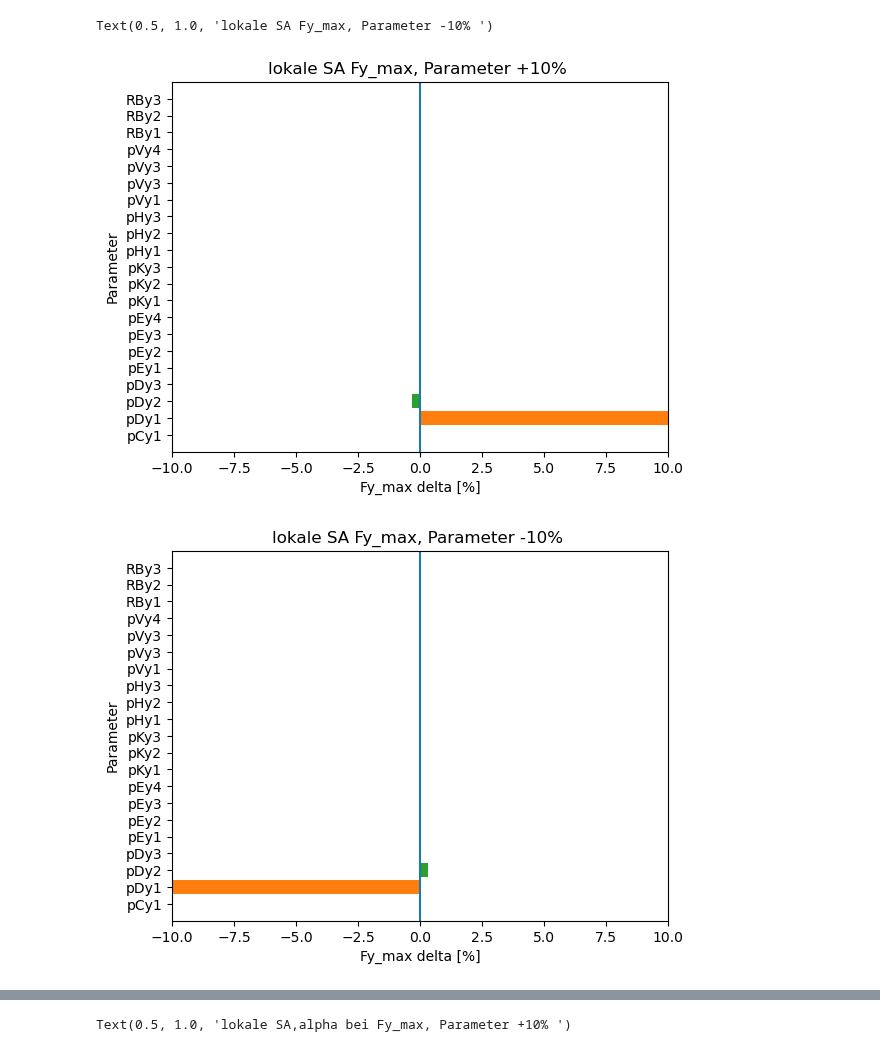
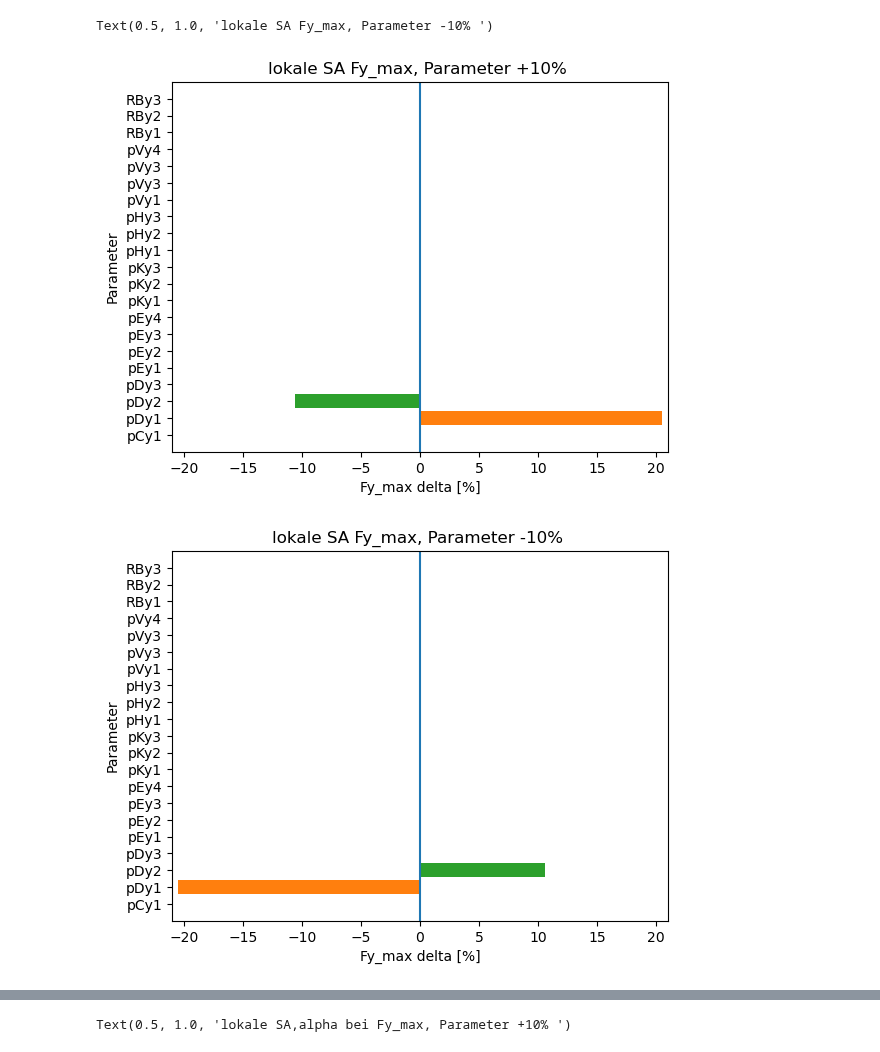
Before and after one commit to BenediktRuhland/SA-Tire-model, a Jupyter notebook: lokal SA/Pacejka 5.2 lokale SA Fy.ipynb, the cells around one changed output, grey strips where cells are left out. Cells and saved outputs as stored; diff of their text form; code cells hidden in the pictures.

```diff
--- a/lokal SA/Pacejka 5.2 lokale SA Fy.ipynb
+++ b/lokal SA/Pacejka 5.2 lokale SA Fy.ipynb
@@ -3,6 +3,7 @@ import numpy as np
 import matplotlib.pyplot as plt
 import random
 from copy import copy, deepcopy
+
 
 #Pacejka 5.2 (2002) pure logitudinal with IA
 
@@ -96,7 +97,7 @@ def Pacejka5_2(Fz,alpha,IA,Fz0,params):
     Shy = (params[11] + params[12] * dfz)
     alphay = alpha + Shy
     Kya = params[8] * Fz * np.sin(PKY4 * np.arctan(Fz/((params[9]) * Fz)))/(1 + params[10] * gamma**2)   #skalingFaktor Fz = 1
-    C = params_Indy[0]
+    C = params[0]
     mu = (params[1] + params[2] * dfz) / (1 + params[3] * gamma**2)
     D = mu*Fz
     B = Kya / (C * D + 0.001)  #e=0.001
@@ -245,7 +246,7 @@ i=0
 for i in range(0,len(y_pos)):
     ax.barh(y_pos[i],delta_neg[i])
 ax.set_yticks(y_pos, labels=y_axis)
-plt.xlim(-10,10)
+plt.xlim(-21,21)
 plt.ylim(-1,len(y_axis))
 plt.axvline(0, 0, 1)
 plt.xlabel("Fy_max delta [%]")
@@ -259,33 +260,33 @@ y_axis=('pCy1', 'pDy1', 'pDy2','pDy3', 'pEy1', 'pEy2', 'pEy3', 'pEy4', 'pKy1', '
 y_pos=np.arange(len(y_axis))
 
 i=0
 for i in range(0,len(y_pos)):
     ax.barh(y_pos[i],delta_pos[i])
 ax.set_yticks(y_pos, labels=y_axis)
-plt.xlim(-10,10)
+plt.xlim(-21,21)
 plt.ylim(-1,len(y_axis))
 plt.axvline(0, 0, 1)
 plt.xlabel("Fy_max delta [%]")
 plt.ylabel("Parameter")
 plt.title('lokale SA Fy_max, Parameter -10% ')
 
 #Plots params +10%
 fig, ax = plt.subplots()
 #print(delta_neg)
 y_axis=('pCy1', 'pDy1', 'pDy2','pDy3', 'pEy1', 'pEy2', 'pEy3', 'pEy4', 'pKy1', 'pKy2','pKy3', 'pHy1', 'pHy2','pHy3', 'pVy1', 'pVy3', 'pVy3', 'pVy4', 'RBy1', 'RBy2', 'RBy3')
 y_pos=np.arange(len(y_axis))
 
 i=0
 for i in range(0,len(y_pos)):
     ax.barh(y_pos[i],delta_pos[i])
 ax.set_yticks(y_pos, labels=y_axis)
 plt.xlim(-0.01,0.01)
 plt.ylim(-1,len(y_axis))
 plt.axvline(0, 0, 1)
 plt.xlabel("Fy_max delta [%]")
 plt.ylabel("Parameter")
 plt.title('lokale SA Fy_max, Parameter -10% ')
 # %% [output]
 Text(0.5, 1.0, 'lokale SA Fy_max, Parameter -10% ')
-[figure, old version]
+[figure, new version]
-[figure, old version]
+[figure, new version]
```
Also changed, not shown: parts of 3 cells of this notebook, 1 other file.
